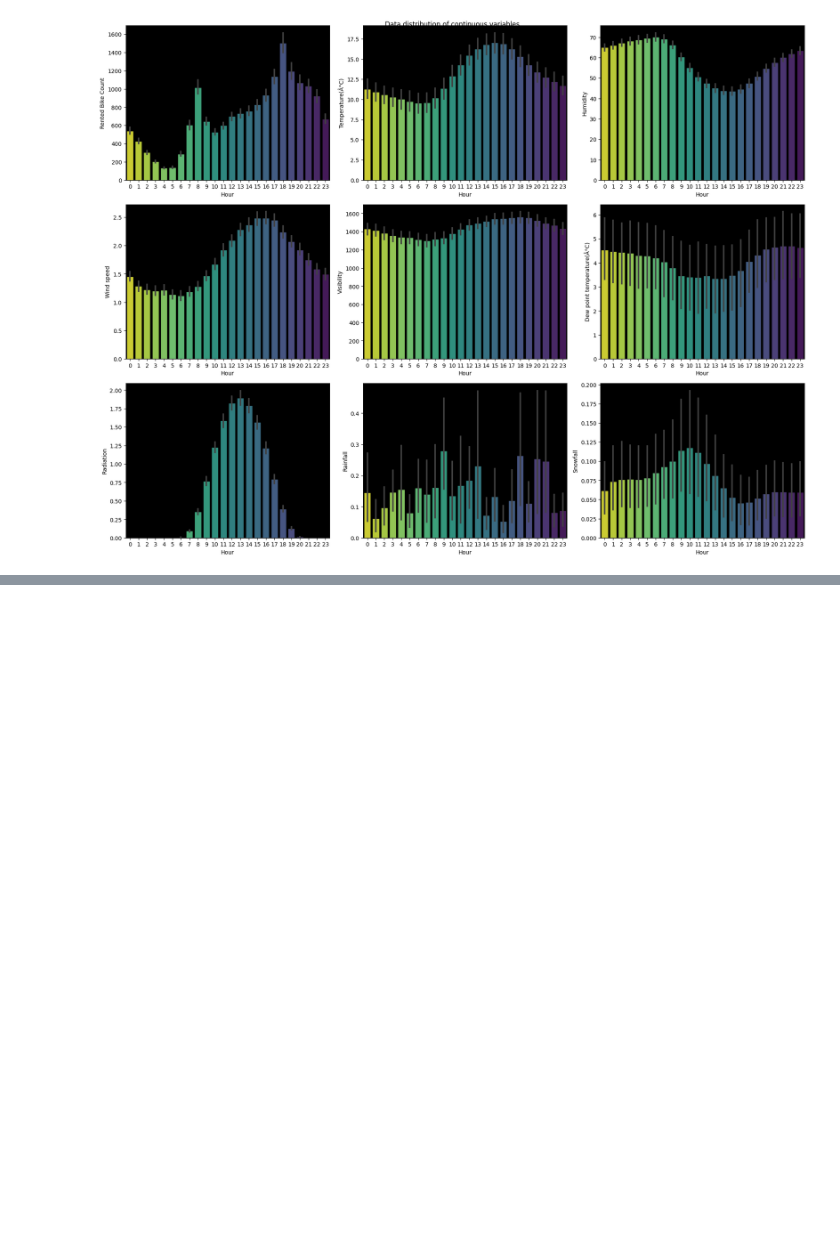
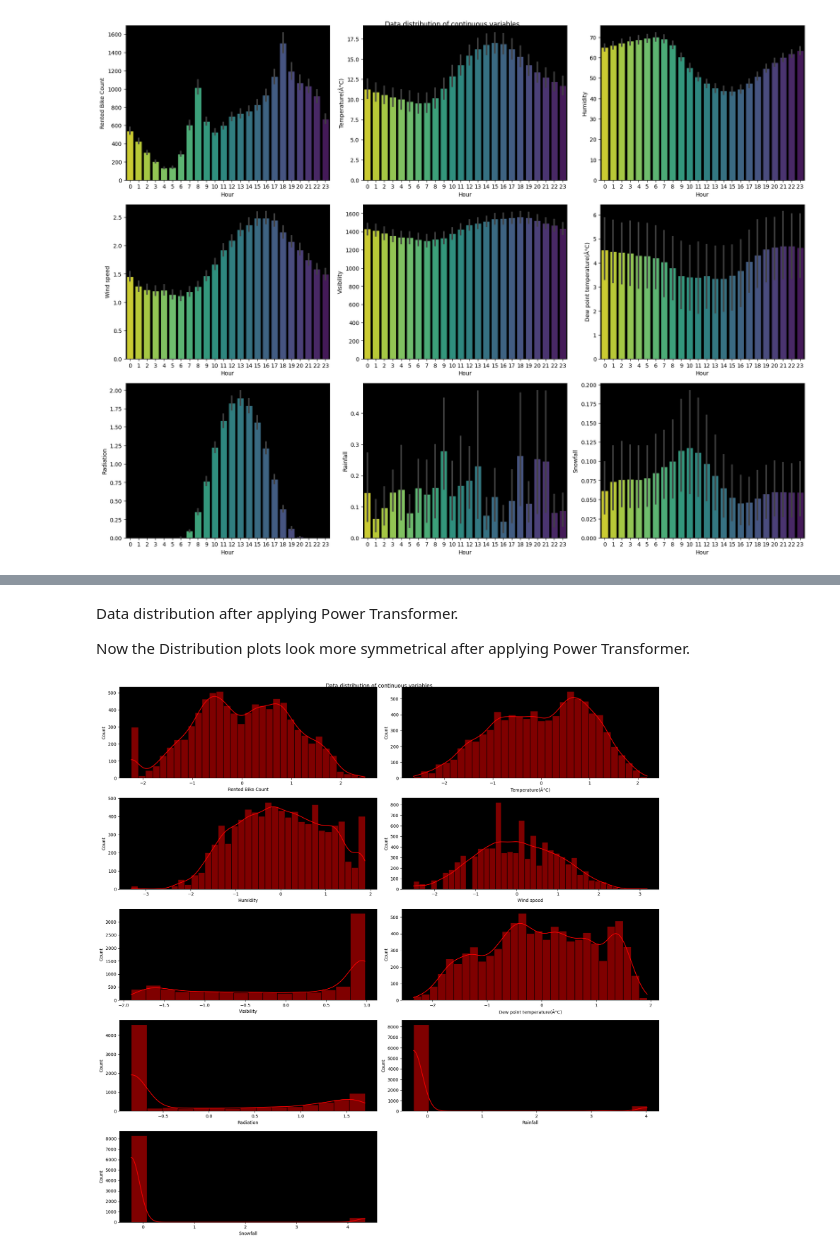
Before and after one commit to Navneet-Nicer/Bike-Sharing-Demand-Prediction, a Jupyter notebook: Regression_Bike_Sharing_Prediction2.ipynb, the cells around one changed output, grey strips where cells are left out. Cells and saved outputs as stored; diff of their text form; code cells hidden in the pictures; blank space fills up the shorter version.

```diff
--- a/Regression_Bike_Sharing_Prediction2.ipynb
+++ b/Regression_Bike_Sharing_Prediction2.ipynb
@@ -307,0 +357,21 @@ plt.tight_layout()
+# %%
+#selecting variables that have data types float and int.
+var=list(df.select_dtypes(include=['float64','int64']).columns)
+# %%
+from sklearn.preprocessing import PowerTransformer
+sc_X=PowerTransformer(method = 'yeo-johnson')
+df[var]=sc_X.fit_transform(df[var])
+# %% [markdown]
+Data distribution after applying Power Transformer.
+
+Now the Distribution plots look more symmetrical after applying Power Transformer.
+# %%
+plt.figure(figsize=(18, 18))
+for i, col in enumerate(df.select_dtypes(include=['float64','int64']).columns):
+    plt.rcParams['axes.facecolor'] = 'black'
+    ax = plt.subplot(5,2, i+1)
+    sns.histplot(data=df, x=col, ax=ax,color='red',kde=True)
+plt.suptitle('Data distribution of continuous variables')
+plt.tight_layout()
+# %% [output]
+[figure, added]
```
Also changed, not shown: parts of 22 cells of this notebook.
